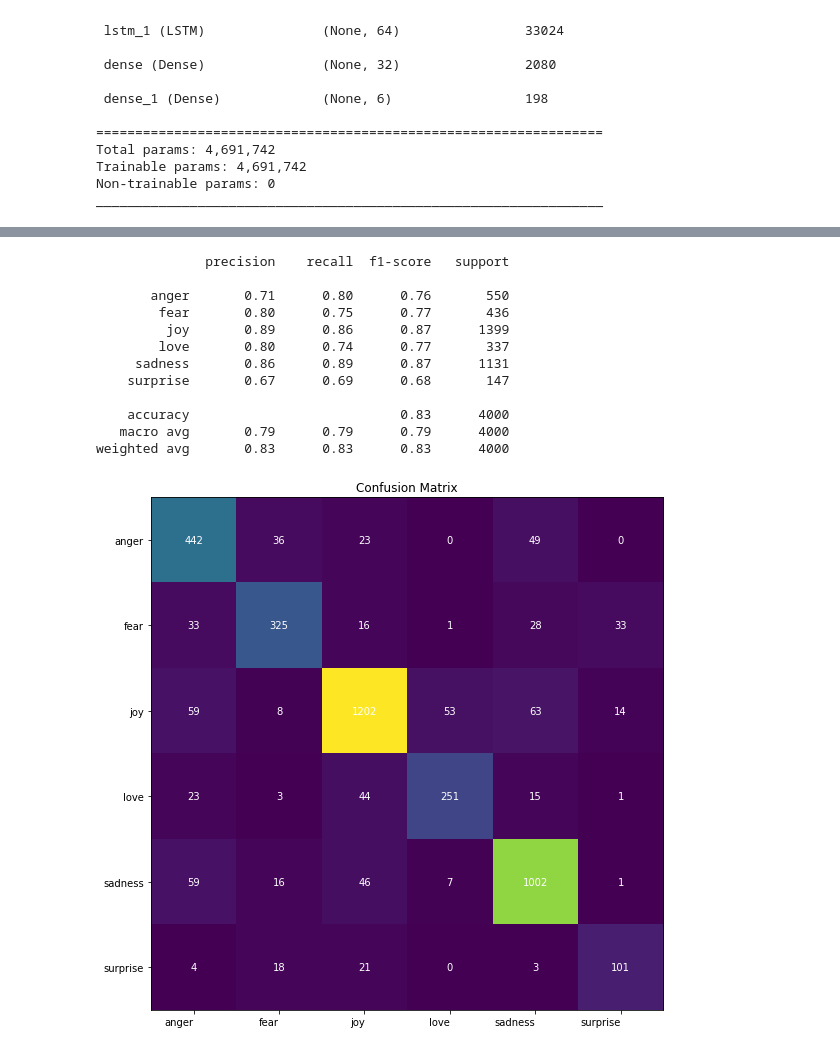
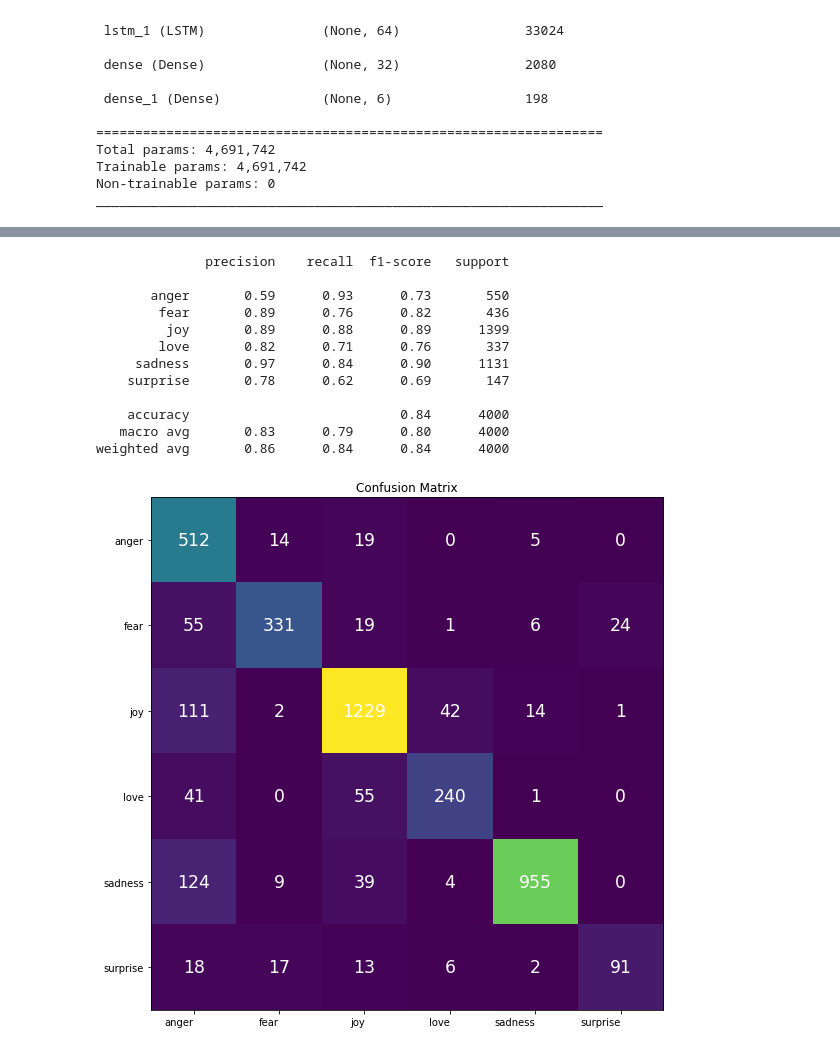
Before and after one commit to medso0018/EmotionClassifier, a Jupyter notebook: notebook.ipynb, the cells around one changed output, grey strips where cells are left out. Cells and saved outputs as stored; diff of their text form; code cells hidden in the pictures.

Commit message:
improve the model

```diff
--- a/notebook.ipynb
+++ b/notebook.ipynb
@@ -13,10 +13,9 @@ from sklearn.metrics import confusion_matrix
 # %% [markdown]
 ### 1. About the Data
 # %%
-dataset_dir_path = 'dataset/'
-separator = ';'
-trainset = pd.read_csv(f'{dataset_dir_path}train.txt', sep=separator, names=['text', 'emotion'])
-testset = pd.read_csv(f'{dataset_dir_path}test.txt', sep=separator, names=['text', 'emotion'])
+np.random.seed(0)
+trainset = pd.read_csv('dataset/train.txt', sep=';', names=['text', 'emotion'])
+testset = pd.read_csv('dataset/test.txt', sep=';', names=['text', 'emotion'])
 # %%
 dataset_name = ['Trainset', 'Testset']
 counts = [len(trainset), len(testset)]
@@ -185,7 +184,7 @@ Trainable params: 4,691,742
 Non-trainable params: 0
 _________________________________________________________________
 # %%
-# Adding callbacks for best model checkpoint
+# compile the model
 model.compile(optimizer='adam', loss='categorical_crossentropy', metrics=['accuracy'])
 tf.config.run_functions_eagerly(True)
 tf.data.experimental.enable_debug_mode()
@@ -199,8 +198,8 @@ callbacks = [
 history = model.fit(
     X_train,
     y_train,
-    validation_split=0.3,
-    epochs=10,
+    validation_split=0.125,
+    epochs=5,
     callbacks=callbacks
 )
 # %% [output]
@@ -244,38 +242,38 @@ y_pred.shape, y_true.shape
 ((4000,), (4000,))
 # %%
-print(classification_report(y_true, y_pred, target_names=categories.to_list()))
+print(classification_report(y_true, y_pred, target_names=categories))
 # %% [output]
               precision    recall  f1-score   support
 
-       anger       0.71      0.80      0.76       550
-        fear       0.80      0.75      0.77       436
-         joy       0.89      0.86      0.87      1399
-        love       0.80      0.74      0.77       337
-     sadness       0.86      0.89      0.87      1131
-    surprise       0.67      0.69      0.68       147
+       anger       0.59      0.93      0.73       550
+        fear       0.89      0.76      0.82       436
+         joy       0.89      0.88      0.89      1399
+        love       0.82      0.71      0.76       337
+     sadness       0.97      0.84      0.90      1131
+    surprise       0.78      0.62      0.69       147
 
-    accuracy                           0.83      4000
-   macro avg       0.79      0.79      0.79      4000
-weighted avg       0.83      0.83      0.83      4000
+    accuracy                           0.84      4000
+   macro avg       0.83      0.79      0.80      4000
+weighted avg       0.86      0.84      0.84      4000
 # %%
 harvest = confusion_matrix(y_true, y_pred)
 
 fig, ax = plt.subplots(figsize=(8, 8))
 im = ax.imshow(harvest)
 # Show all ticks and label them with the respective list entries
 ax.set_xticks(np.arange(len(categories)), labels=categories)
 ax.set_yticks(np.arange(len(categories)), labels=categories)
 
 # Rotate the tick labels and set their alignment.
 plt.setp(ax.get_xticklabels(), rotation=0, ha="right", rotation_mode="anchor")
 
 # Loop over data dimensions and create text annotations.
 for i in range(len(categories)):
     for j in range(len(categories)):
-        ax.text(j, i, harvest[i, j], ha="center", va="center", color="w")
+        ax.text(j, i, harvest[i, j], ha="center", va="center", color="w", size='xx-large')
         pass
 ax.set_title("Confusion Matrix")
 fig.tight_layout()
 plt.show()
 # %% [output]
-[figure, old version]
+[figure, new version]
```
Also changed, not shown: parts of 4 cells of this notebook, 1 other file.
